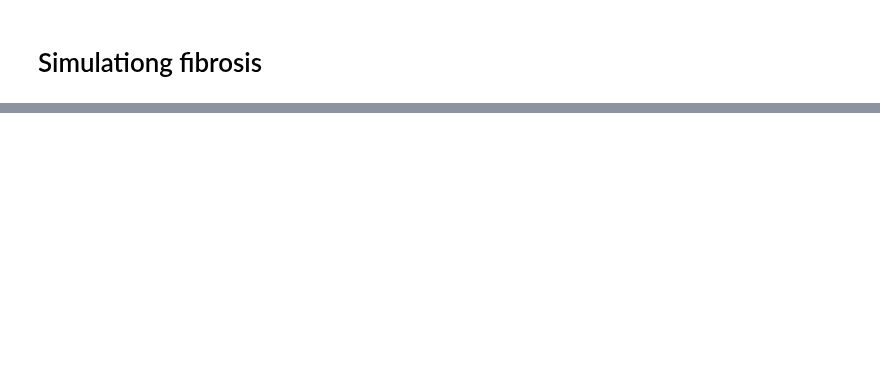
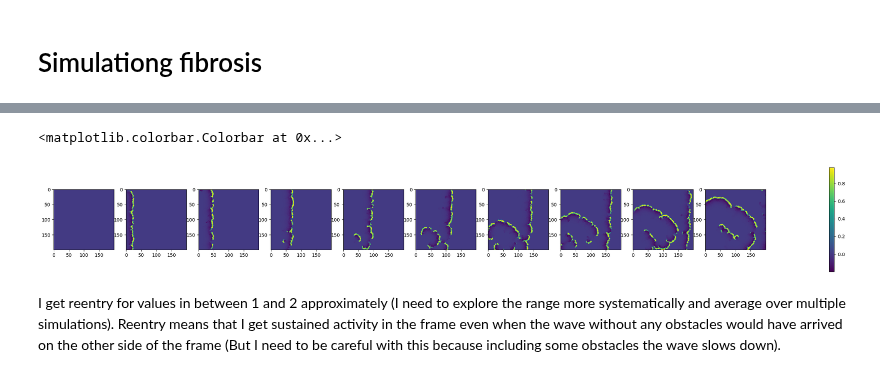
Before and after one commit to Priesemann-Group/perspective_heart_and_brain, a Jupyter notebook: notebooks/fibrosis.ipynb, the cells around one changed output, grey strips where cells are left out. Cells and saved outputs as stored; diff of their text form; code cells hidden in the pictures; blank space fills up the shorter version.

Commit message:
updated fibrosis with reentry

```diff
--- a/notebooks/fibrosis.ipynb
+++ b/notebooks/fibrosis.ipynb
@@ -141,9 +157,17 @@ def solve_heart(y0='center-excitation',a=3,b=0.2,e=1e-2,Du=.1,T=300,L=graph_lapl
+# %%
+#simulation with conduction blockages generating reentry
+L1=graph_laplacian(N_x, N_y, boundary_condition="no-flux",sparse_matrix=True, conduction_block_threshold=0.12)
 # %%
-sol = solve_heart(T=1000)
+sol = solve_heart(y0=y0,T=2500, L=L1)
 fig, axs = plt.subplots(1,11,figsize=(30,4))
 min = sol.ys.min()
 max = sol.ys.max()
 for i, ax in enumerate(axs[:-1]):
     im = ax.imshow(sol.ys[int((i/len(axs)*len(sol.ts))),:N].reshape(N_x,N_y), vmin=min,vmax=max)
 axs[-1].axis('off')
 fig.colorbar(im, ax=axs[-1])
+# %% [output]
+<matplotlib.colorbar.Colorbar at 0x...>
+[figure, added]
+# %% [markdown]
+I get reentry for values in between 1 and 2 approximately (I need to explore the range more systematically and average over multiple simulations). Reentry means that I get sustained activity in the frame even when the wave without any obstacles would have arrived on the other side of the frame (But I need to be careful with this because including some obstacles the wave slows down).
```
Also changed, not shown: parts of 7 cells of this notebook.
